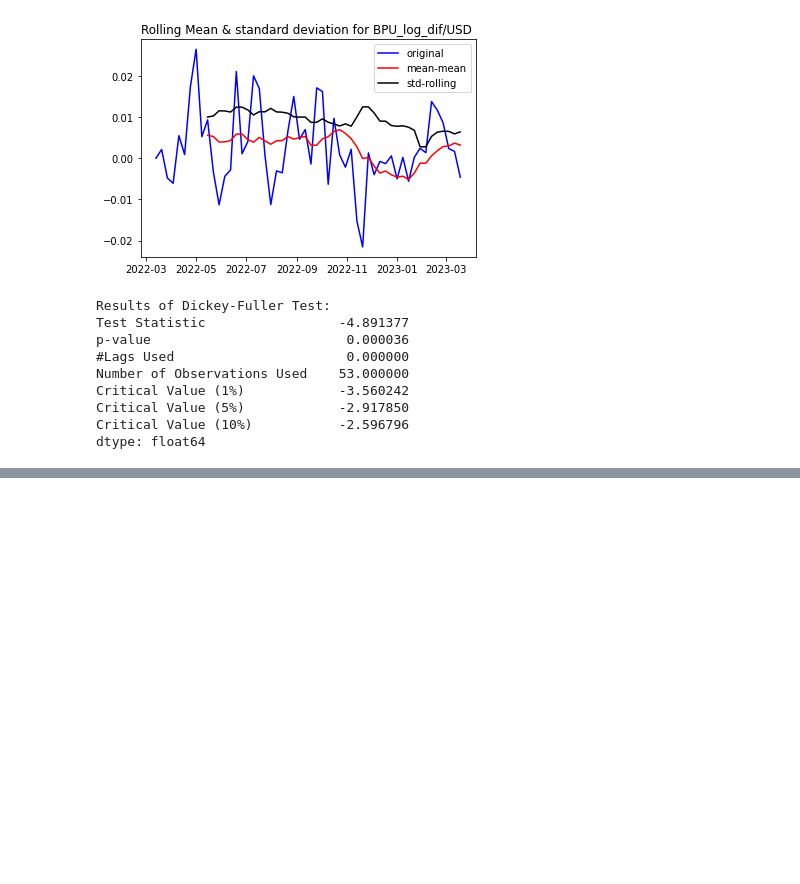
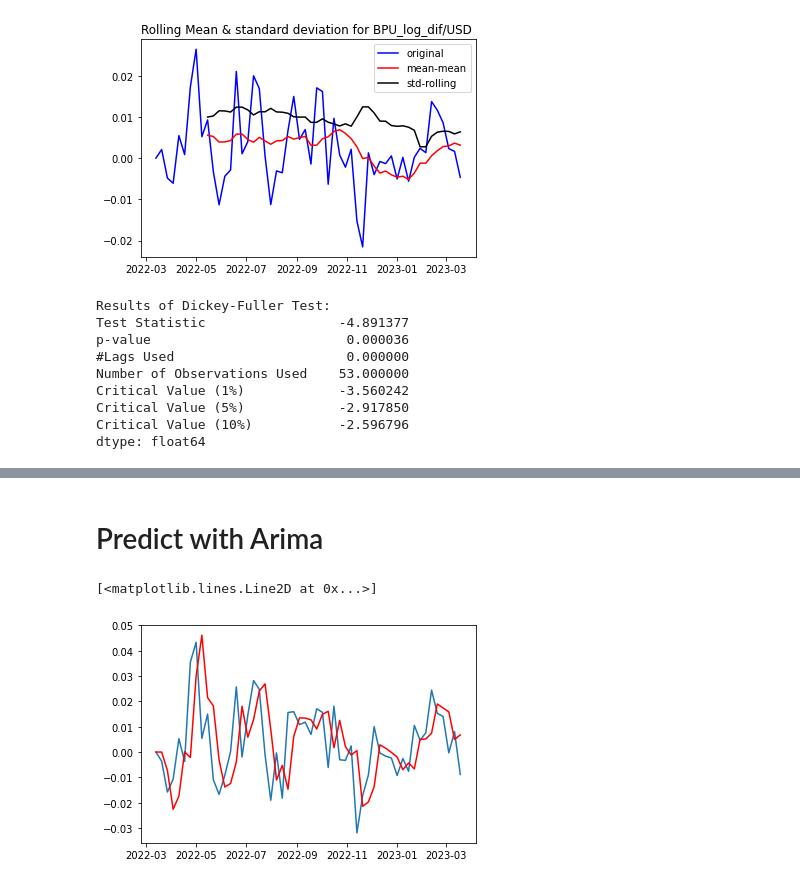
Before and after one commit to OTeeEnabor/ExchangeRateForecast, a Jupyter notebook: Arima_Exchange_Rate_Forecast.ipynb, the cells around one changed output, grey strips where cells are left out. Saved outputs shown, nothing was run; the diff lists cells and outputs as text; code cells hidden in the pictures; blank space fills up the shorter version.

```diff
--- a/Arima_Exchange_Rate_Forecast.ipynb
+++ b/Arima_Exchange_Rate_Forecast.ipynb
@@ -539,0 +548,11 @@ for n, currency in enumerate(non_stationary_currency_list):
+# %% [markdown]
+# Predict with Arima
+# %%
+# ZAR
+model_zar = ARIMA(week_exchange_df['ZAR_log_dif'], order=(2,2,1))
+zar_results = model_zar.fit()
+plt.plot(week_exchange_df.index, week_exchange_df['ZAR_log_dif'])
+plt.plot(week_exchange_df.index, zar_results.fittedvalues, color='red')
+# %% [output]
+[<matplotlib.lines.Line2D at 0x...>]
+[figure, added]
```
Also changed, not shown: parts of 23 cells of this notebook.
